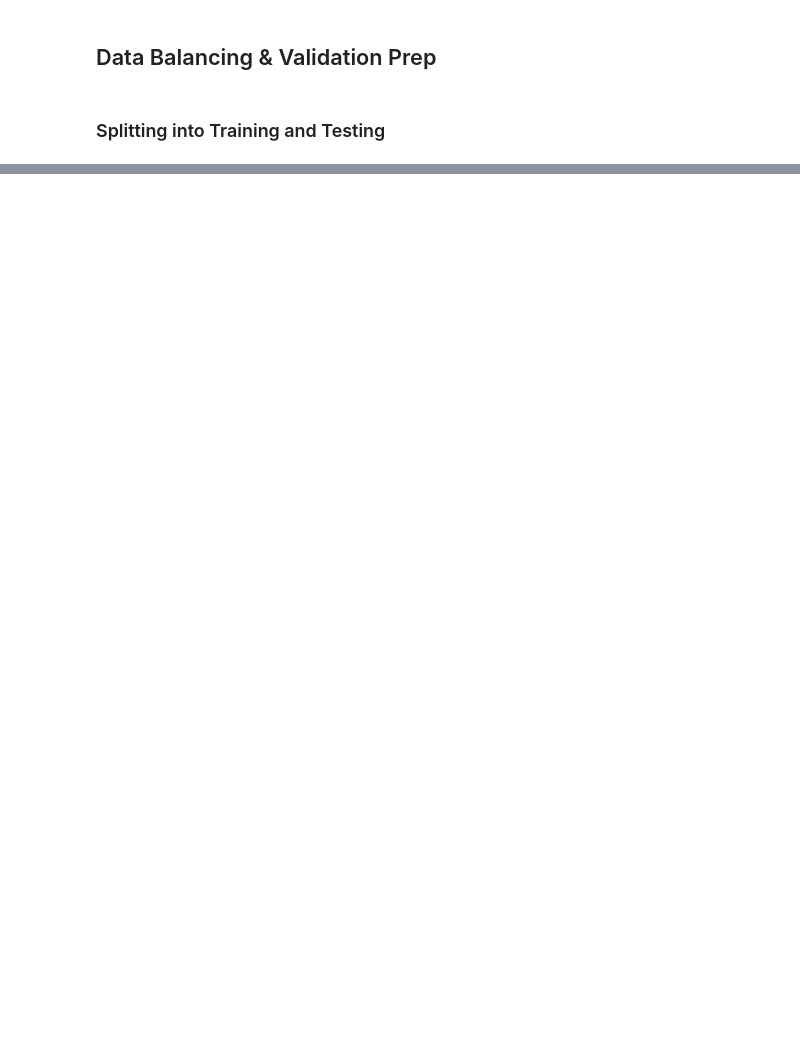
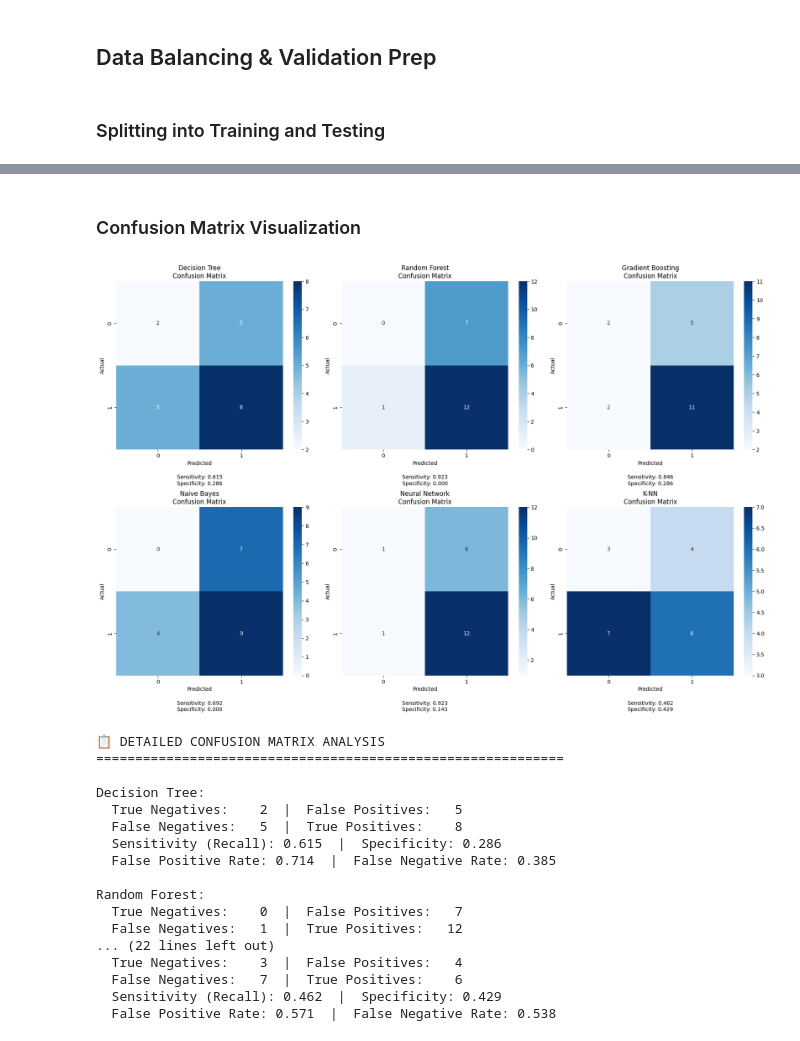
Before and after one commit to mriacodes/ml_movie_dropoffs, a Jupyter notebook: backend/model-building-evaluation.ipynb, the cells around one changed output, grey strips where cells are left out. Saved outputs shown, nothing was run; the diff lists cells and outputs as text; code cells hidden in the pictures; blank space fills up the shorter version.

```diff
--- a/backend/model-building-evaluation.ipynb
+++ b/backend/model-building-evaluation.ipynb
@@ -38,0 +315,60 @@ print(len(X_test))
+# %% [markdown]
+### Confusion Matrix Visualization
+# %%
+# Create confusion matrices for all models
+fig, axes = plt.subplots(2, 3, figsize=(18, 12))
+axes = axes.ravel()
+
+for i, (name, pred_data) in enumerate(predictions.items()):
+    y_pred = pred_data['y_pred']
+    cm = confusion_matrix(y_test, y_pred)
+
+    # Create heatmap
+    sns.heatmap(cm, annot=True, fmt='d', cmap='Blues', ax=axes[i])
+    axes[i].set_title(f'{name}\nConfusion Matrix')
+    axes[i].set_xlabel('Predicted')
+    axes[i].set_ylabel('Actual')
+
+    # Add performance metrics as text
+    tn, fp, fn, tp = cm.ravel()
+    specificity = tn / (tn + fp) if (tn + fp) > 0 else 0
+    sensitivity = tp / (tp + fn) if (tp + fn) > 0 else 0
+
+    axes[i].text(0.5, -0.15, f'Sensitivity: {sensitivity:.3f}\nSpecificity: {specificity:.3f}',
+                transform=axes[i].transAxes, ha='center', va='top')
+
+plt.tight_layout()
+plt.show()
+
+# Detailed confusion matrix analysis
+print("\n📋 DETAILED CONFUSION MATRIX ANALYSIS")
+print("=" * 60)
+for name, pred_data in predictions.items():
+    y_pred = pred_data['y_pred']
+    cm = confusion_matrix(y_test, y_pred)
+    tn, fp, fn, tp = cm.ravel()
+
+    print(f"\n{name}:")
+    print(f"  True Negatives:  {tn:3d}  |  False Positives: {fp:3d}")
+    print(f"  False Negatives: {fn:3d}  |  True Positives:  {tp:3d}")
+    print(f"  Sensitivity (Recall): {tp/(tp+fn):.3f}  |  Specificity: {tn/(tn+fp):.3f}")
+    print(f"  False Positive Rate: {fp/(fp+tn):.3f}  |  False Negative Rate: {fn/(fn+tp):.3f}")
+# %% [output]
+[figure, added]
+📋 DETAILED CONFUSION MATRIX ANALYSIS
+============================================================
+
+Decision Tree:
+  True Negatives:    2  |  False Positives:   5
+  False Negatives:   5  |  True Positives:    8
+  Sensitivity (Recall): 0.615  |  Specificity: 0.286
+  False Positive Rate: 0.714  |  False Negative Rate: 0.385
+
+Random Forest:
+  True Negatives:    0  |  False Positives:   7
+  False Negatives:   1  |  True Positives:   12
+... (22 lines left out)
+  True Negatives:    3  |  False Positives:   4
+  False Negatives:   7  |  True Positives:    6
+  Sensitivity (Recall): 0.462  |  Specificity: 0.429
+  False Positive Rate: 0.571  |  False Negative Rate: 0.538
```
Also changed, not shown: parts of 25 cells of this notebook, 10 other files.
